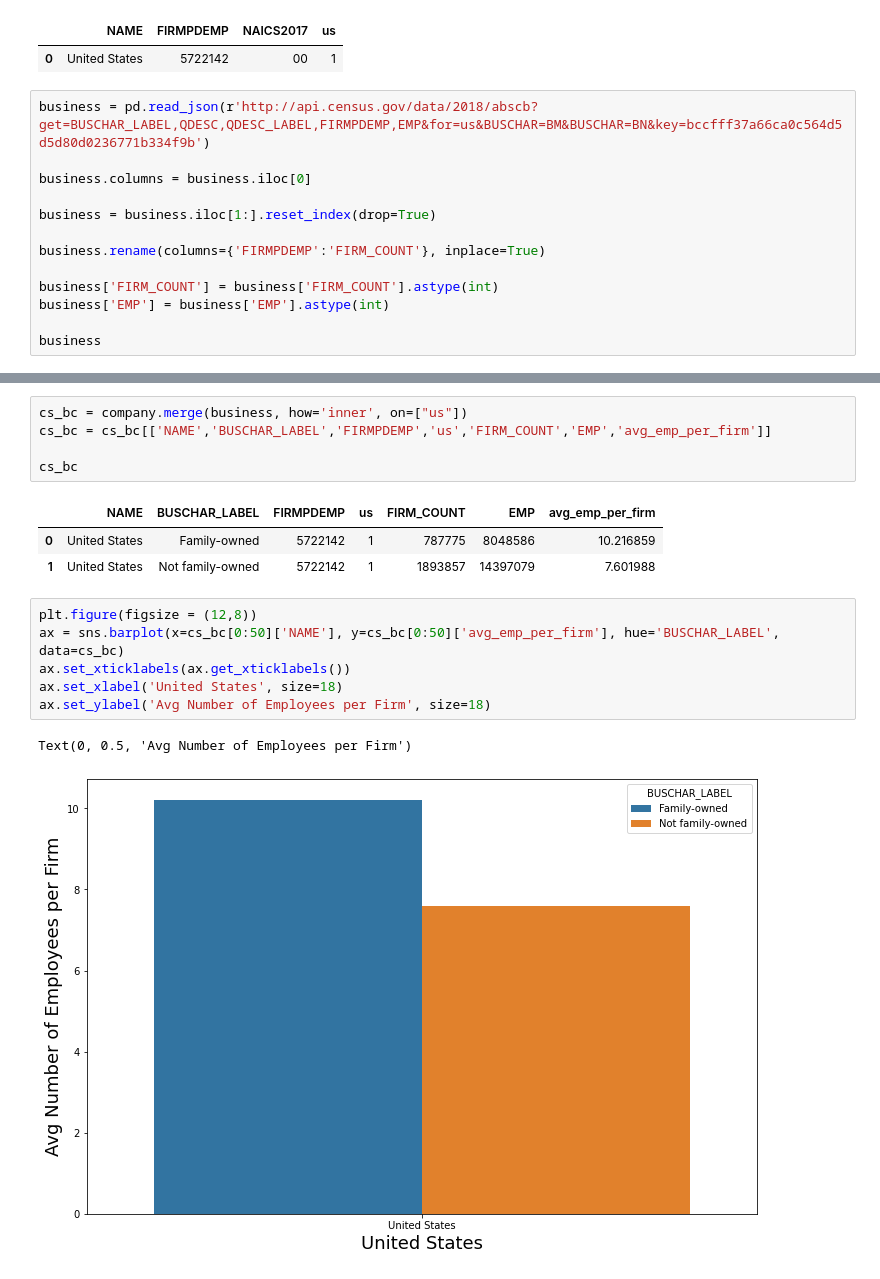
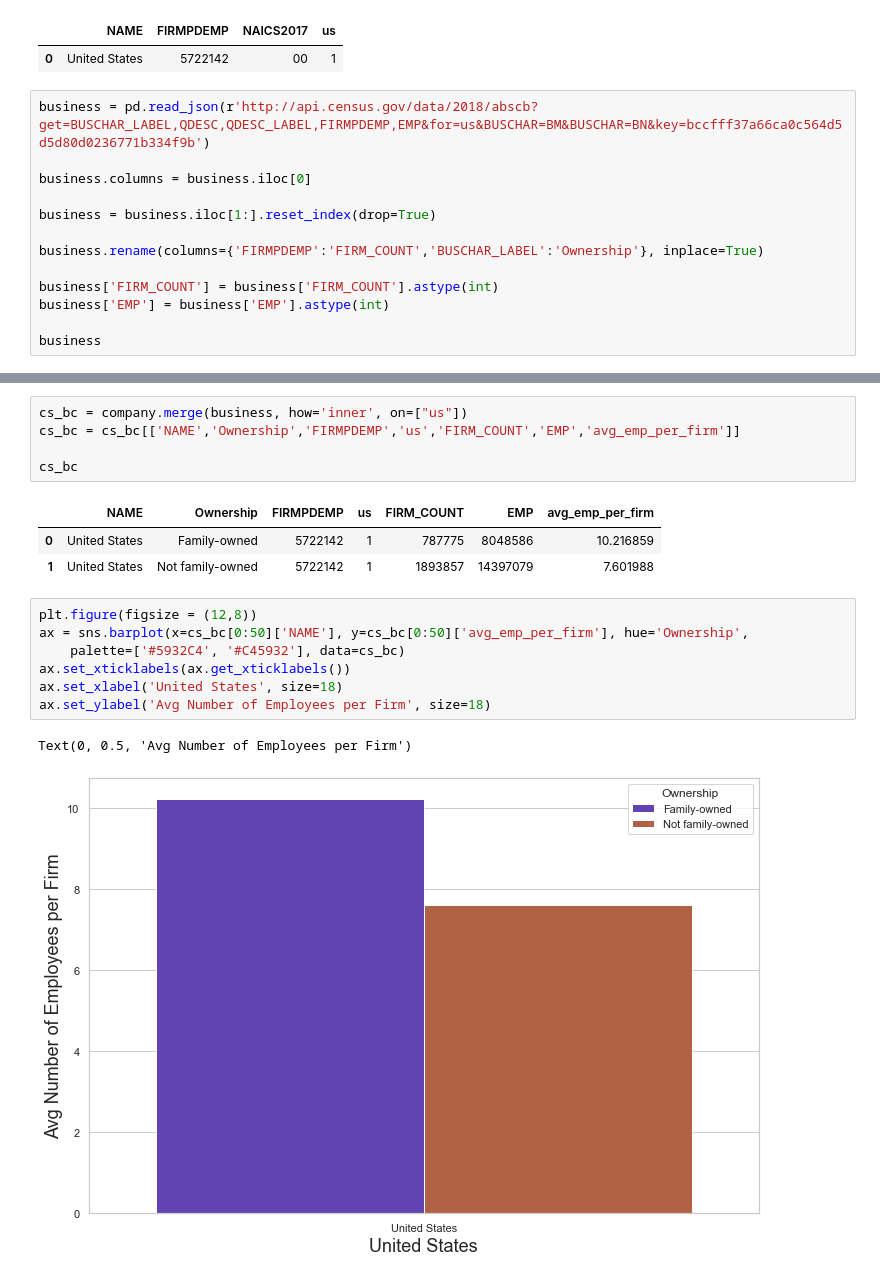
Before and after one commit to jmillerdev10/M08_assessment_group2, a Jupyter notebook: assessment_notebook_us.ipynb, the cells around one changed output, grey strips where cells are left out. Drawn from its saved outputs; the diff is of its cells as text.

```diff
--- a/assessment_notebook_us.ipynb
+++ b/assessment_notebook_us.ipynb
@@ -21,7 +21,7 @@ business.columns = business.iloc[0]
 
 business = business.iloc[1:].reset_index(drop=True)
 
-business.rename(columns={'FIRMPDEMP':'FIRM_COUNT'}, inplace=True)
+business.rename(columns={'FIRMPDEMP':'FIRM_COUNT','BUSCHAR_LABEL':'Ownership'}, inplace=True)
 
 business['FIRM_COUNT'] = business['FIRM_COUNT'].astype(int)
 business['EMP'] = business['EMP'].astype(int)
@@ -40,22 +40,23 @@ business
 | 1 | Not family-owned | B02 | FAMOWN | 1893857 | 14397079 | BN | 1 | 7.601988 |
 # %%
 cs_bc = company.merge(business, how='inner', on=["us"])
-cs_bc = cs_bc[['NAME','BUSCHAR_LABEL','FIRMPDEMP','us','FIRM_COUNT','EMP','avg_emp_per_firm']]
+cs_bc = cs_bc[['NAME','Ownership','FIRMPDEMP','us','FIRM_COUNT','EMP','avg_emp_per_firm']]
 
 cs_bc
 # %% [output]
-|  | NAME | BUSCHAR_LABEL | FIRMPDEMP | us | FIRM_COUNT | EMP | avg_emp_per_firm |
+|  | NAME | Ownership | FIRMPDEMP | us | FIRM_COUNT | EMP | avg_emp_per_firm |
 | 0 | United States | Family-owned | 5722142 | 1 | 787775 | 8048586 | 10.216859 |
 | 1 | United States | Not family-owned | 5722142 | 1 | 1893857 | 14397079 | 7.601988 |
 # %%
 plt.figure(figsize = (12,8))
-ax = sns.barplot(x=cs_bc[0:50]['NAME'], y=cs_bc[0:50]['avg_emp_per_firm'], hue='BUSCHAR_LABEL', data=cs_bc)
+ax = sns.barplot(x=cs_bc[0:50]['NAME'], y=cs_bc[0:50]['avg_emp_per_firm'], hue='Ownership',
+    palette=['#5932C4', '#C45932'], data=cs_bc)
 ax.set_xticklabels(ax.get_xticklabels())
 ax.set_xlabel('United States', size=18)
 ax.set_ylabel('Avg Number of Employees per Firm', size=18)
 # %% [output]
 Text(0, 0.5, 'Avg Number of Employees per Firm')
-[figure, old version]
+[figure, new version]
 # %%
 business_survival = pd.read_json(r'http://api.census.gov/data/2018/abscb?get=BUSCHAR_LABEL,QDESC,QDESC_LABEL,YIBSZFI_LABEL,FIRMPDEMP,EMP&for=us&BUSCHAR=BM&BUSCHAR=BN&YIBSZFI!=001&key=bccfff37a66ca0c564d5d5d80d0236771b334f9b')
 
```
Also changed, not shown: parts of 13 cells of this notebook, 3 other files.
